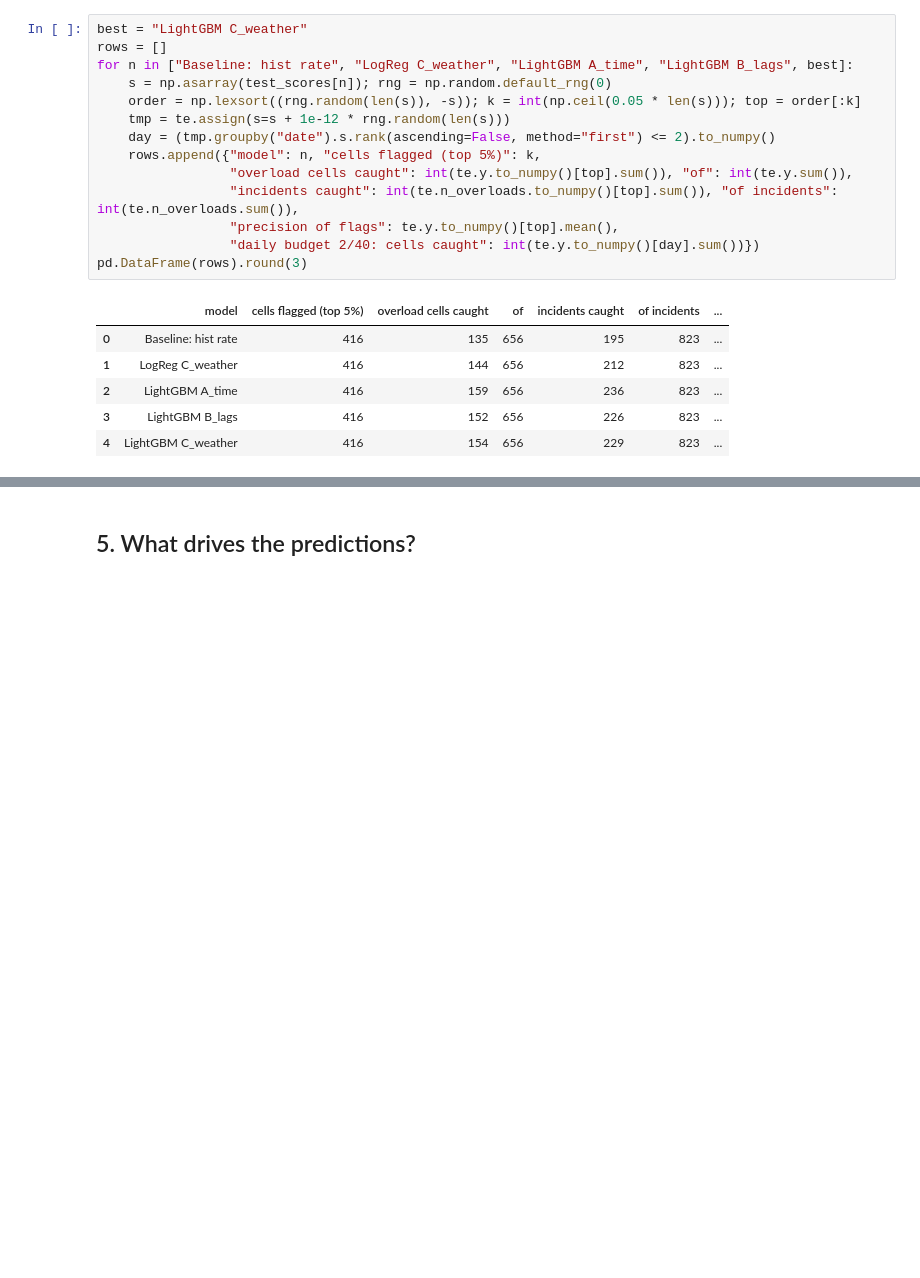
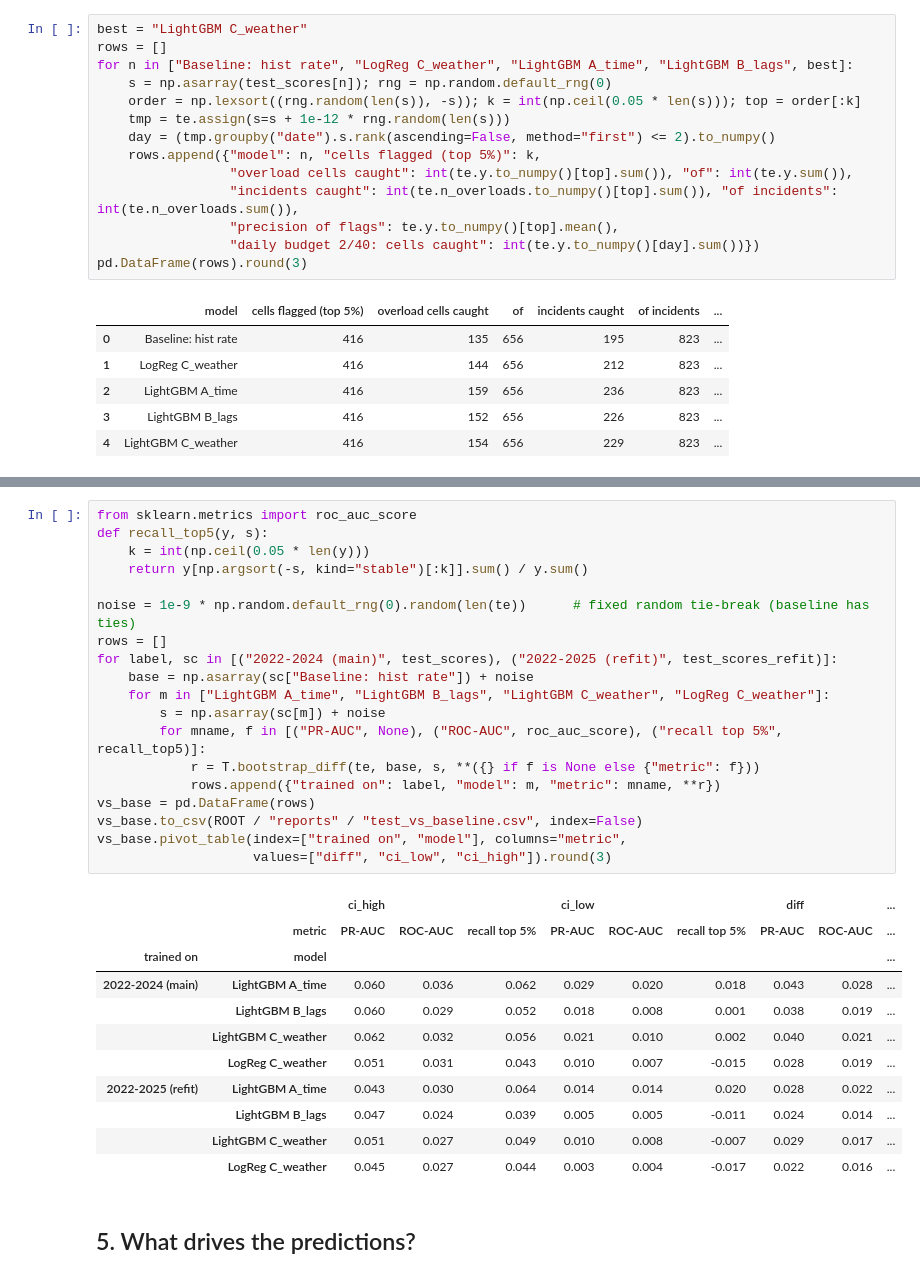
Before and after one commit to JawadurRahman/halifax-bus-overloads, a Jupyter notebook: notebooks/02_models.ipynb, the cells around one changed output, grey strips where cells are left out. Saved outputs shown, nothing was run; the diff lists cells and outputs as text; blank space fills up the shorter version.

```diff
--- a/notebooks/02_models.ipynb
+++ b/notebooks/02_models.ipynb
@@ -328,3 +333,34 @@ pd.DataFrame(rows).round(3)
+# %%
+from sklearn.metrics import roc_auc_score
+def recall_top5(y, s):
+    k = int(np.ceil(0.05 * len(y)))
+    return y[np.argsort(-s, kind="stable")[:k]].sum() / y.sum()
+
+noise = 1e-9 * np.random.default_rng(0).random(len(te))      # fixed random tie-break (baseline has ties)
+rows = []
+for label, sc in [("2022-2024 (main)", test_scores), ("2022-2025 (refit)", test_scores_refit)]:
+    base = np.asarray(sc["Baseline: hist rate"]) + noise
+    for m in ["LightGBM A_time", "LightGBM B_lags", "LightGBM C_weather", "LogReg C_weather"]:
+        s = np.asarray(sc[m]) + noise
+        for mname, f in [("PR-AUC", None), ("ROC-AUC", roc_auc_score), ("recall top 5%", recall_top5)]:
+            r = T.bootstrap_diff(te, base, s, **({} if f is None else {"metric": f}))
+            rows.append({"trained on": label, "model": m, "metric": mname, **r})
+vs_base = pd.DataFrame(rows)
+vs_base.to_csv(ROOT / "reports" / "test_vs_baseline.csv", index=False)
+vs_base.pivot_table(index=["trained on", "model"], columns="metric",
+                    values=["diff", "ci_low", "ci_high"]).round(3)
+# %% [output]
+|  |  | ci_high |  |  | ci_low |  |  | diff |  | ... |
+|  | metric | PR-AUC | ROC-AUC | recall top 5% | PR-AUC | ROC-AUC | recall top 5% | PR-AUC | ROC-AUC | ... |
+| trained on | model |  |  |  |  |  |  |  |  | ... |
+| 2022-2024 (main) | LightGBM A_time | 0.060 | 0.036 | 0.062 | 0.029 | 0.020 | 0.018 | 0.043 | 0.028 | ... |
+|  | LightGBM B_lags | 0.060 | 0.029 | 0.052 | 0.018 | 0.008 | 0.001 | 0.038 | 0.019 | ... |
+|  | LightGBM C_weather | 0.062 | 0.032 | 0.056 | 0.021 | 0.010 | 0.002 | 0.040 | 0.021 | ... |
+|  | LogReg C_weather | 0.051 | 0.031 | 0.043 | 0.010 | 0.007 | -0.015 | 0.028 | 0.019 | ... |
+| 2022-2025 (refit) | LightGBM A_time | 0.043 | 0.030 | 0.064 | 0.014 | 0.014 | 0.020 | 0.028 | 0.022 | ... |
+|  | LightGBM B_lags | 0.047 | 0.024 | 0.039 | 0.005 | 0.005 | -0.011 | 0.024 | 0.014 | ... |
+|  | LightGBM C_weather | 0.051 | 0.027 | 0.049 | 0.010 | 0.008 | -0.007 | 0.029 | 0.017 | ... |
+|  | LogReg C_weather | 0.045 | 0.027 | 0.044 | 0.003 | 0.004 | -0.017 | 0.022 | 0.016 | ... |
 # %% [markdown]
 ## 5. What drives the predictions?
 # %%
```
Also changed, not shown: parts of 2 cells of this notebook, 24 other files.
